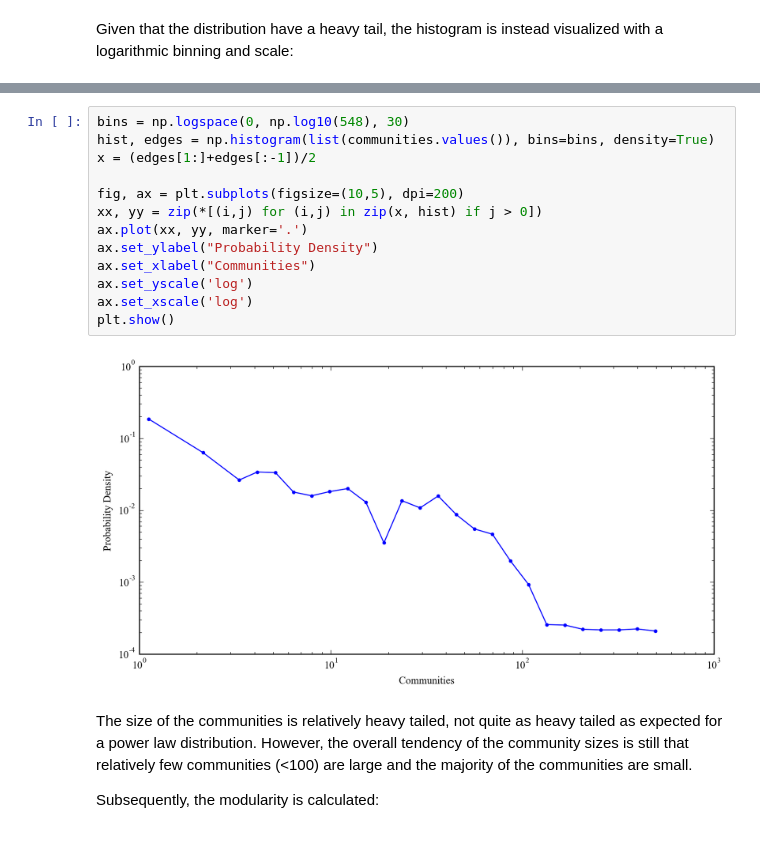
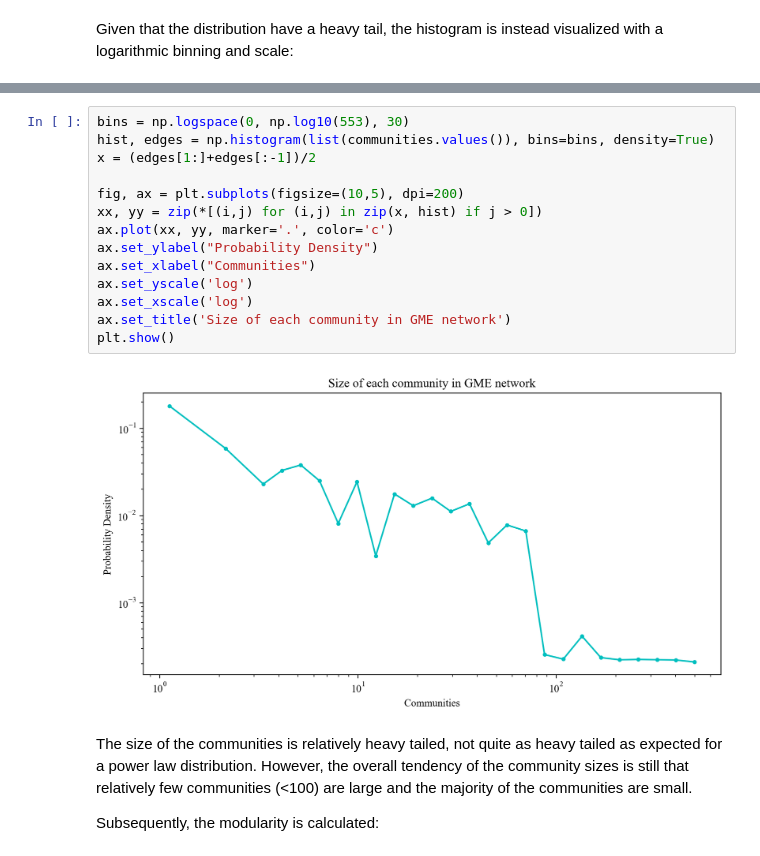
Before and after one commit to DanielHolmelund/Computational-Social-Science-02467, a Jupyter notebook: Assignment 2.ipynb, the cells around one changed output, grey strips where cells are left out. Saved outputs shown, nothing was run; the diff lists cells and outputs as text.

```diff
--- a/Assignment 2.ipynb
+++ b/Assignment 2.ipynb
@@ -746,18 +767,19 @@ min(communities.values()), max(communities.values())
 # %%
-bins = np.logspace(0, np.log10(548), 30)
+bins = np.logspace(0, np.log10(553), 30)
 hist, edges = np.histogram(list(communities.values()), bins=bins, density=True)
 x = (edges[1:]+edges[:-1])/2
 
 fig, ax = plt.subplots(figsize=(10,5), dpi=200)
 xx, yy = zip(*[(i,j) for (i,j) in zip(x, hist) if j > 0])
-ax.plot(xx, yy, marker='.')
+ax.plot(xx, yy, marker='.', color='c')
 ax.set_ylabel("Probability Density")
 ax.set_xlabel("Communities")
 ax.set_yscale('log')
 ax.set_xscale('log')
+ax.set_title('Size of each community in GME network')
 plt.show()
 # %% [output]
-[figure, old version]
+[figure, new version]
 # %% [markdown]
 The size of the communities is relatively heavy tailed, not quite as heavy tailed as expected for a power law distribution. However, the overall tendency of the community sizes is still that relatively few communities (<100) are large and the majority of the communities are small.
 
```
Also changed, not shown: parts of 34 cells of this notebook.
